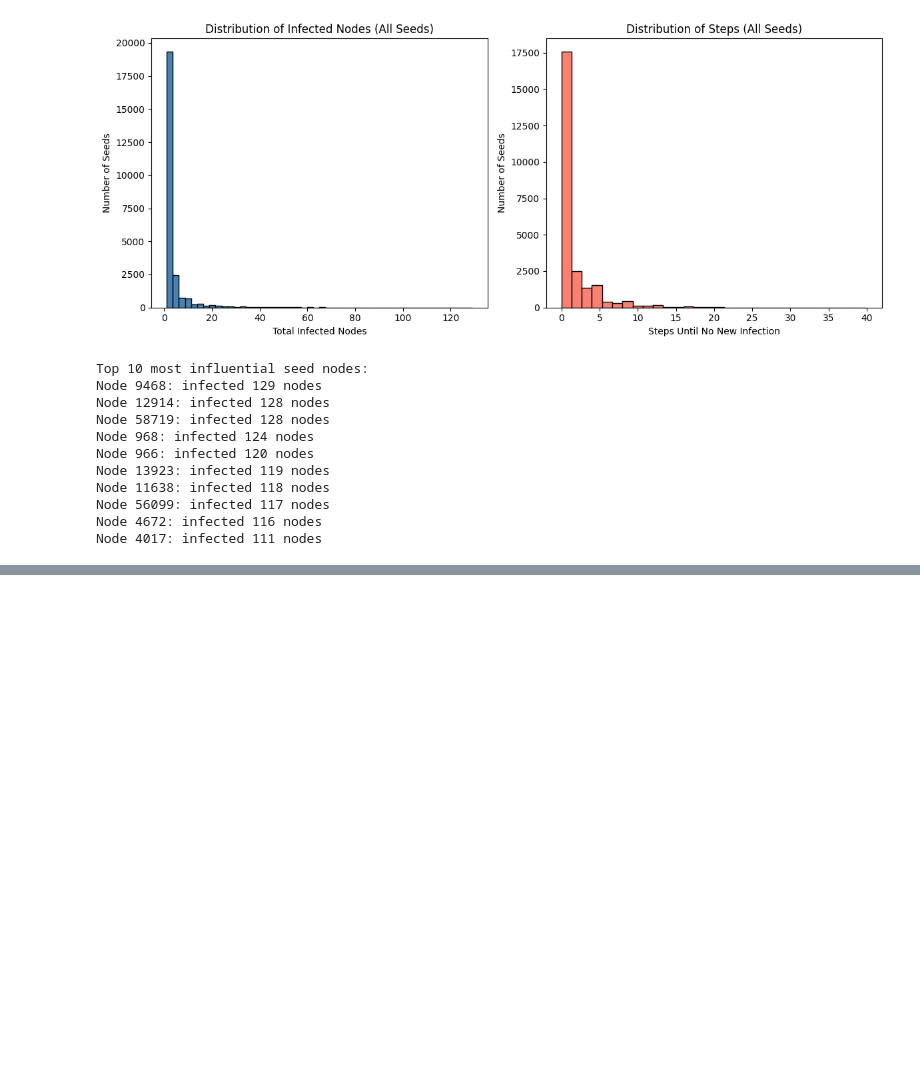
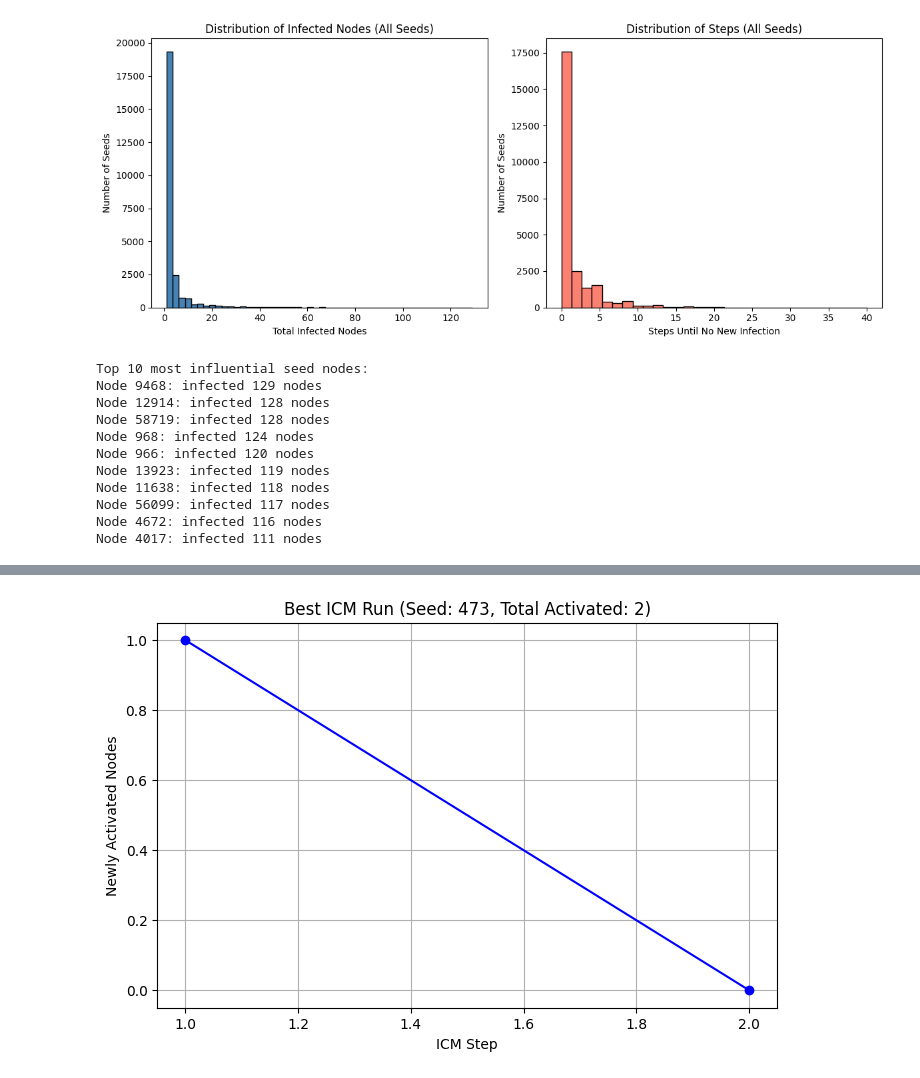
Before and after one commit to Susena-V/SNA_Project, a Jupyter notebook: Project_Round2_TaskBMathOverflow.ipynb, the cells around one changed output, grey strips where cells are left out. Drawn from its saved outputs; the diff is of its cells as text; code cells hidden in the pictures; blank space fills up the shorter version.

```diff
--- a/Project_Round2_TaskBMathOverflow.ipynb
+++ b/Project_Round2_TaskBMathOverflow.ipynb
@@ -174,0 +381,92 @@ Node 4017: infected 111 nodes
+# %%
+import networkx as nx
+import random
+import matplotlib.pyplot as plt
+from collections import defaultdict
+
+# === Load Graph ===
+def load_static_graph(file_path):
+    G = nx.DiGraph()
+    with open(file_path, 'r') as f:
+        for line in f:
+            u, v, _ = line.strip().split()
+            G.add_edge(u, v)
+    return G
+
+# === Assign Activation Probabilities ===
+def assign_activation_probabilities(G):
+    for node in G.nodes():
+        neighbors = list(G.successors(node))
+        if not neighbors:
+            continue
+        weights = [random.random() for _ in neighbors]
+        total = sum(weights)
+        for i, nbr in enumerate(neighbors):
+            G[node][nbr]['prob'] = weights[i] / total
+
+# === Standard ICM Simulation ===
+def run_icm(G, seed):
+    active = set([seed])
+    newly_active = set([seed])
+    steps = []
+
+    while newly_active:
+        next_active = set()
+        for node in newly_active:
+            for neighbor in G.successors(node):
+                if neighbor not in active:
+                    prob = G[node][neighbor]['prob']
+                    if random.random() <= prob:
+                        next_active.add(neighbor)
+        steps.append(len(next_active))
+        newly_active = next_active
+        active.update(newly_active)
+    return steps, active
+
+# === Run Multiple ICM Simulations ===
+def run_multiple_icm(G, runs=5):
+    results = []
+    seeds = random.sample(list(G.nodes()), runs)
+
+    for seed in seeds:
+        steps, activated = run_icm(G, seed)
+        result = {
+            'seed': seed,
+            'steps': steps,
+            'total_activated': len(activated)
+        }
+        results.append(result)
+
+    return results
+
+# === Select Best Run ===
+def select_best_run(results):
+    # Sort by max activated (desc), then by shortest steps (asc)
+    return sorted(results, key=lambda r: (-r['total_activated'], len(r['steps'])))[0]
+
+# === Plot Single Best Run ===
+def plot_best_run(best_run):
+    plt.figure(figsize=(8, 5))
+    plt.plot(range(1, len(best_run['steps']) + 1), best_run['steps'], marker='o', color='blue')
+    plt.xlabel('ICM Step')
+    plt.ylabel('Newly Activated Nodes')
+    plt.title(f"Best ICM Run (Seed: {best_run['seed']}, Total Activated: {best_run['total_activated']})")
+    plt.grid(True)
+    plt.show()
+
+# === Main ===
+file_path = '/content/sx-mathoverflow.txt'  # Your file path here
+G = load_static_graph(file_path)
+assign_activation_probabilities(G)
+results = run_multiple_icm(G)
+
+# Print all 5 runs
+print("\n--- All ICM Runs ---")
+for i, r in enumerate(results):
+    print(f"Run {i+1}: Seed={r['seed']}, Total Activated={r['total_activated']}, Steps={len(r['steps'])}")
+
+# Get and plot best run
+best_run = select_best_run(results)
+print(f"\n=== Best Run Selected ===\nSeed: {best_run['seed']}\nTotal Activated: {best_run['total_activated']}\nSteps Taken: {len(best_run['steps'])}")
+plot_best_run(best_run)
+# %% [output]
@@ -174,0 +484 @@ Node 4017: infected 111 nodes
+[figure, added]
```
Also changed, not shown: parts of 8 cells of this notebook.
